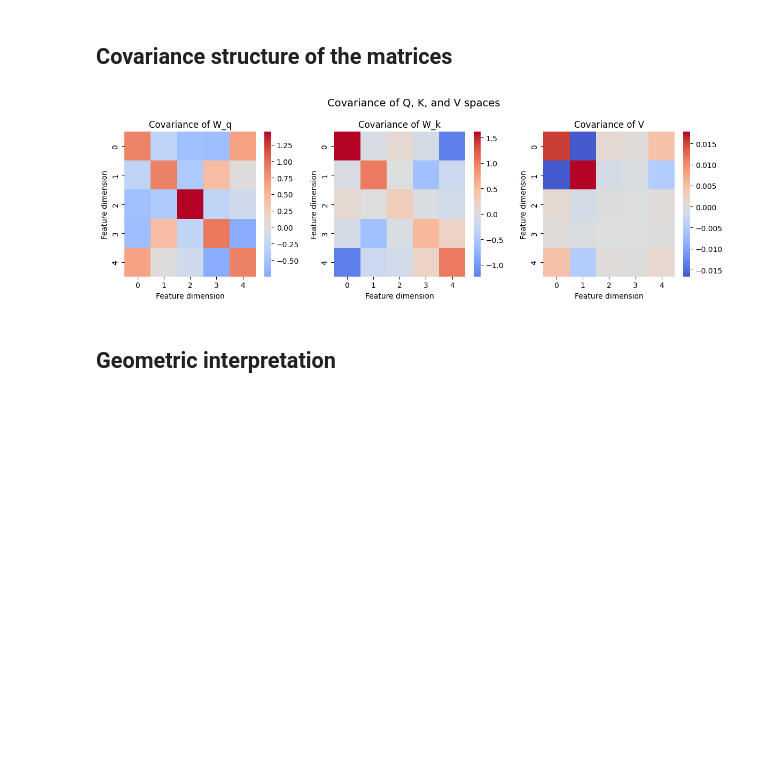
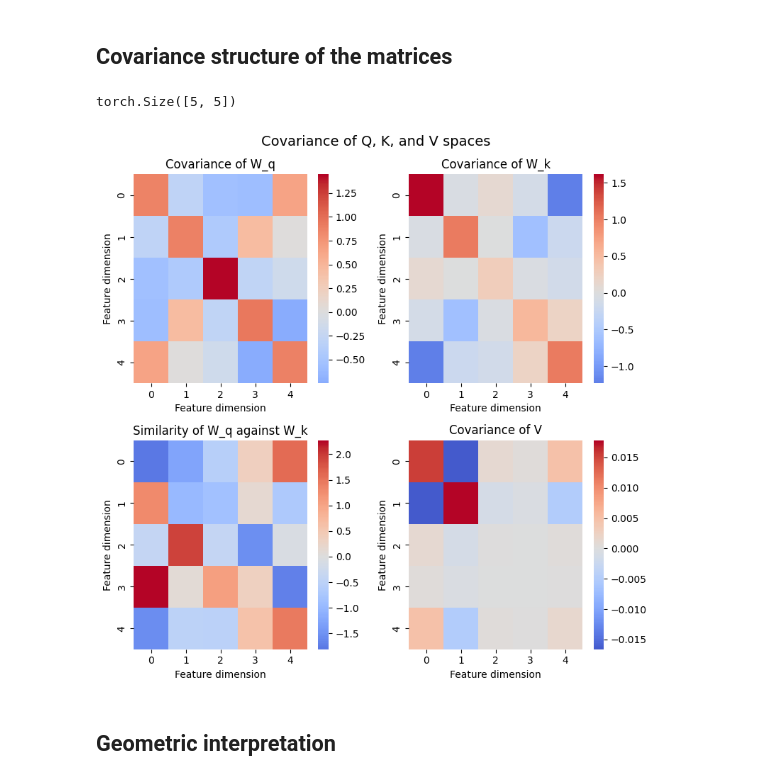
Before and after one commit to keith-murray/relational-attention, a Jupyter notebook: notebooks/ti_task/model_analysis.ipynb, the cells around one changed output. Cells and saved outputs as stored; diff of their text form; code cells hidden in the pictures; blank space fills up the shorter version.

Commit message:
[update,notebook] added query key similarity matrix to model analysis

```diff
--- a/notebooks/ti_task/model_analysis.ipynb
+++ b/notebooks/ti_task/model_analysis.ipynb
@@ -80,27 +80,35 @@ def covariance(matrix):
 cov_q = covariance(Q_weights)
 cov_k = covariance(K_weights)
 cov_v = covariance(V_matrix)
+# %%
+sim_qk = (Q_weights.T @ K_weights) / (K_weights.size(-1) ** 0.5)
+sim_qk.shape
+# %% [output]
+torch.Size([5, 5])
 # %%
-fig, axes = plt.subplots(1, 3, figsize=(12, 4))
-sns.heatmap(cov_q, cmap="coolwarm", center=0, ax=axes[0])
-axes[0].set_title("Covariance of W_q")
+fig, axes = plt.subplots(2, 2, figsize=(8, 8))
+sns.heatmap(cov_q, cmap="coolwarm", center=0, ax=axes[0,0])
+axes[0,0].set_title("Covariance of W_q")
 
-sns.heatmap(cov_k, cmap="coolwarm", center=0, ax=axes[1])
-axes[1].set_title("Covariance of W_k")
+sns.heatmap(cov_k, cmap="coolwarm", center=0, ax=axes[0,1])
+axes[0,1].set_title("Covariance of W_k")
 
-sns.heatmap(cov_v, cmap="coolwarm", center=0, ax=axes[2])
-axes[2].set_title("Covariance of V")
+sns.heatmap(sim_qk, cmap="coolwarm", center=0, ax=axes[1,0])
+axes[1,0].set_title("Similarity of W_q against W_k")
 
-for ax in axes:
+sns.heatmap(cov_v, cmap="coolwarm", center=0, ax=axes[1,1])
+axes[1,1].set_title("Covariance of V")
+
+for ax in axes.flatten():
     ax.set_xlabel("Feature dimension")
     ax.set_ylabel("Feature dimension")
 
 plt.suptitle("Covariance of Q, K, and V spaces", fontsize=14)
 plt.tight_layout()
 # plt.savefig('../results/relational_attention_covariance_transitive_inference.png')
 plt.show()
 # %% [output]
-[figure, old version]
+[figure, new version]
 # %% [markdown]
 ## Geometric interpretation
 # %% [markdown]
```
